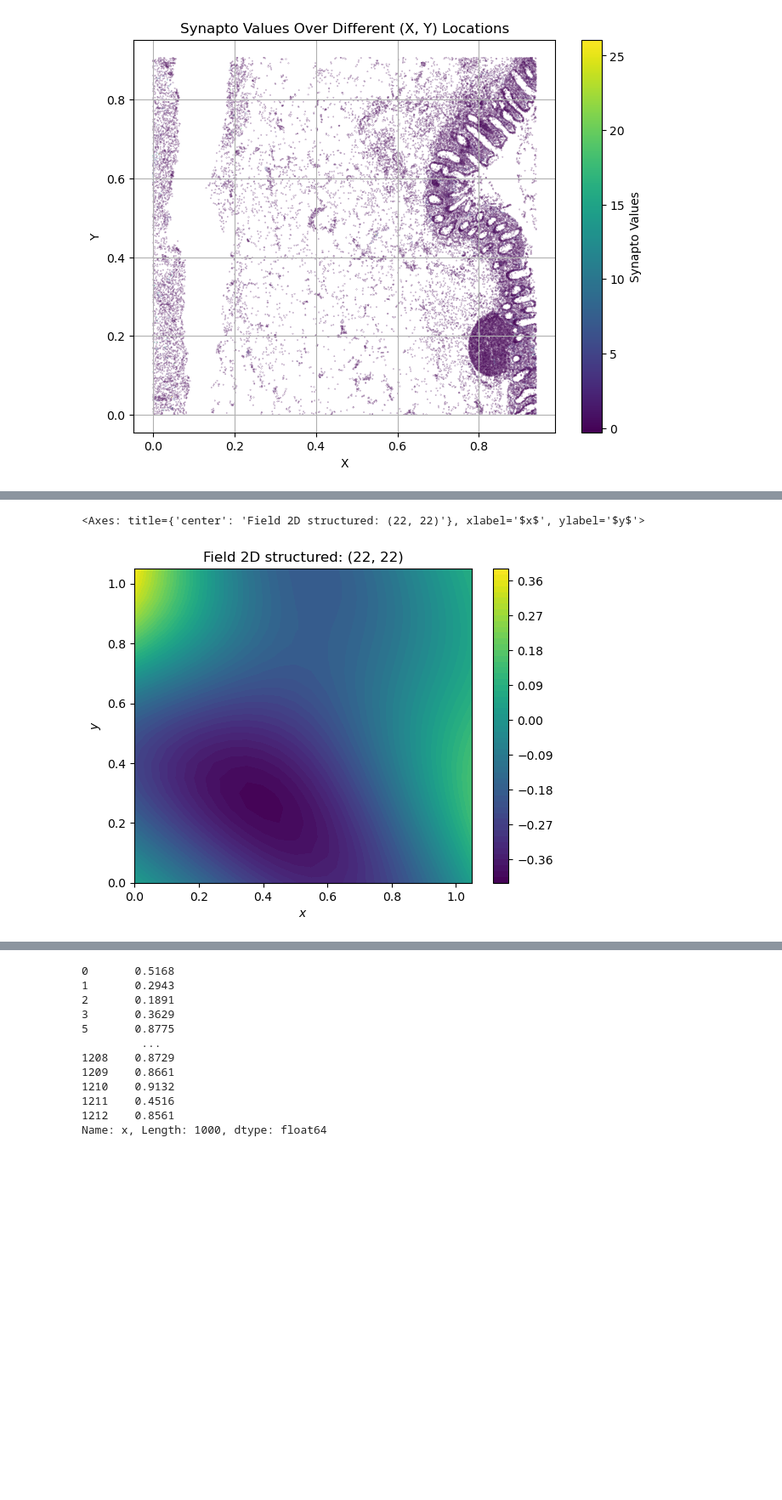
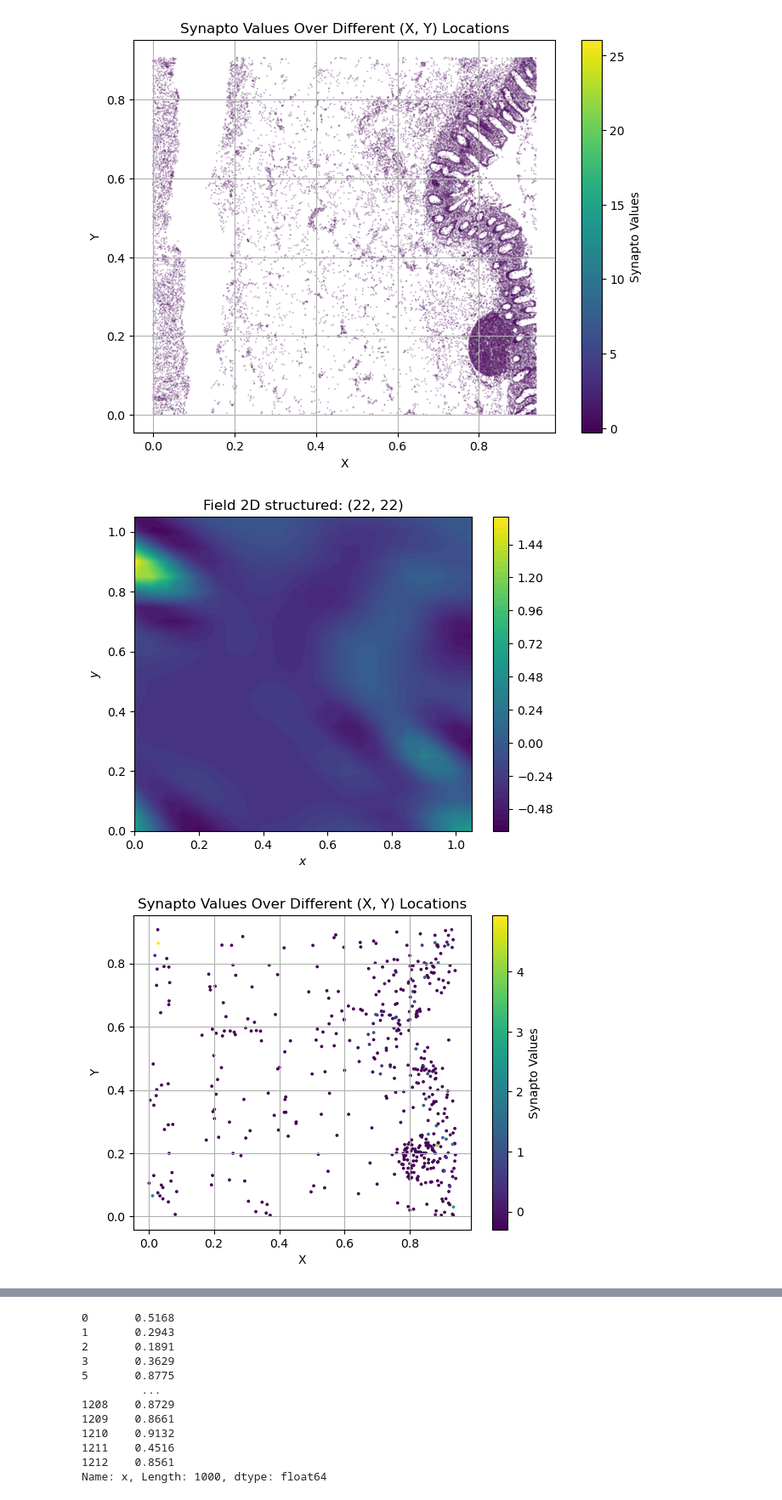
Before and after one commit to OdysseusF/GSTools, a Jupyter notebook: 2D_Kriging.ipynb, the cells around one changed output, grey strips where cells are left out. Shown at 85% size. Drawn from its saved outputs; the diff is of its cells as text; code cells hidden in the pictures; blank space fills up the shorter version.

```diff
--- a/2D_Kriging.ipynb
+++ b/2D_Kriging.ipynb
@@ -469,31 +469,48 @@ plt.show()
 %%time
 # You really cannot tell the difference between the two, but at least the range of values are different
 
 # define the covariance model - gaussian
 cov_model = gs.Gaussian(
-    dim=2, len_scale=1, anis=0.5, angles=-0.5, var=0.5, nugget=0.1
+    # dim=2, len_scale=1, anis=0.5, angles=-0.5, var=0.5, nugget=0.1
+    dim=2, len_scale=0.2, anis=0.5, angles=-0.5, var=0.5, nugget=0.1
 )
 
 
 # grid definition for output field
 gridx = np.arange(0.0, 1.1, 0.05)
 gridy = np.arange(0.0, 1.1, 0.05)
 
 protein='Synapto'
 
 df_cleaned = df.dropna(subset=[protein])
 df_cleaned = df_cleaned.head(500)
 x = df_cleaned['x']
 y = df_cleaned['y']
 val = df_cleaned[protein]
 
 # perform the kriging and plot
 EDK = gs.krige.Simple(
     model=cov_model,
     cond_pos=(x, y),
     cond_val=val,
 )
 
 EDK.structured([gridx, gridy])
 EDK.plot()
+plt.show()
+
+#We can probably formalise the process and try it with a different protein
+x = df_cleaned['x']
+y = df_cleaned['y']
+# Plot the Synapto values over different (x, y) locations
+# plt.figure(figsize=(8, 6))
+plt.scatter(x, y, c=df_cleaned['Synapto'], cmap='viridis', s=3)  # Using 'viridis' colormap for better visualization
+plt.colorbar(label='Synapto Values')  # Add colorbar to show Synapto values
+plt.xlabel('X')
+plt.ylabel('Y')
+plt.title('Synapto Values Over Different (X, Y) Locations')
+plt.grid(True)
+plt.show()
 # %% [output]
+[figure, new version]
+[figure, added]
@@ -502,2 +518,0 @@ Wall time: 187 ms
-<Axes: title={'center': 'Field 2D structured: (22, 22)'}, xlabel='$x$', ylabel='$y$'>
-[figure, old version]
```
Also changed, not shown: parts of 24 cells of this notebook, 4 other files.
